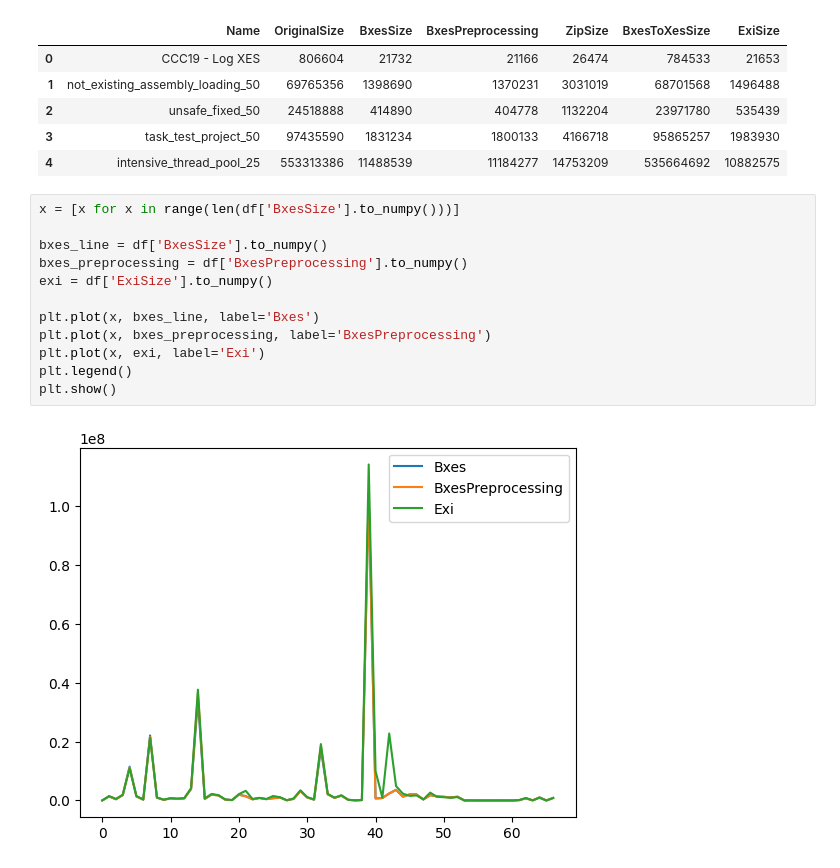
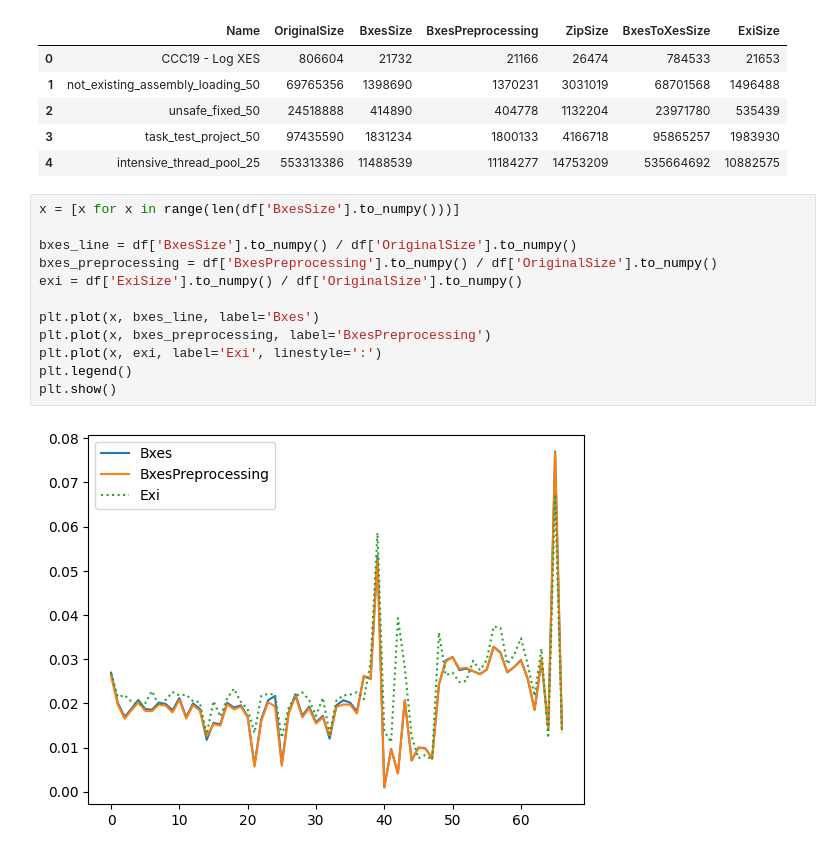
Before and after one commit to PM-IDE/bxes, a Jupyter notebook: research/main.ipynb, the cells around one changed output. Saved outputs shown, nothing was run; the diff lists cells and outputs as text.

Commit message:
A bit better visualization

```diff
--- a/research/main.ipynb
+++ b/research/main.ipynb
@@ -14,14 +14,14 @@ df.head()
 # %%
 x = [x for x in range(len(df['BxesSize'].to_numpy()))]
 
-bxes_line = df['BxesSize'].to_numpy()
-bxes_preprocessing = df['BxesPreprocessing'].to_numpy()
-exi = df['ExiSize'].to_numpy()
+bxes_line = df['BxesSize'].to_numpy() / df['OriginalSize'].to_numpy()
+bxes_preprocessing = df['BxesPreprocessing'].to_numpy() / df['OriginalSize'].to_numpy()
+exi = df['ExiSize'].to_numpy() / df['OriginalSize'].to_numpy()
 
 plt.plot(x, bxes_line, label='Bxes')
 plt.plot(x, bxes_preprocessing, label='BxesPreprocessing')
-plt.plot(x, exi, label='Exi')
+plt.plot(x, exi, label='Exi', linestyle=':')
 plt.legend()
 plt.show()
 # %% [output]
-[figure, old version]
+[figure, new version]
```
